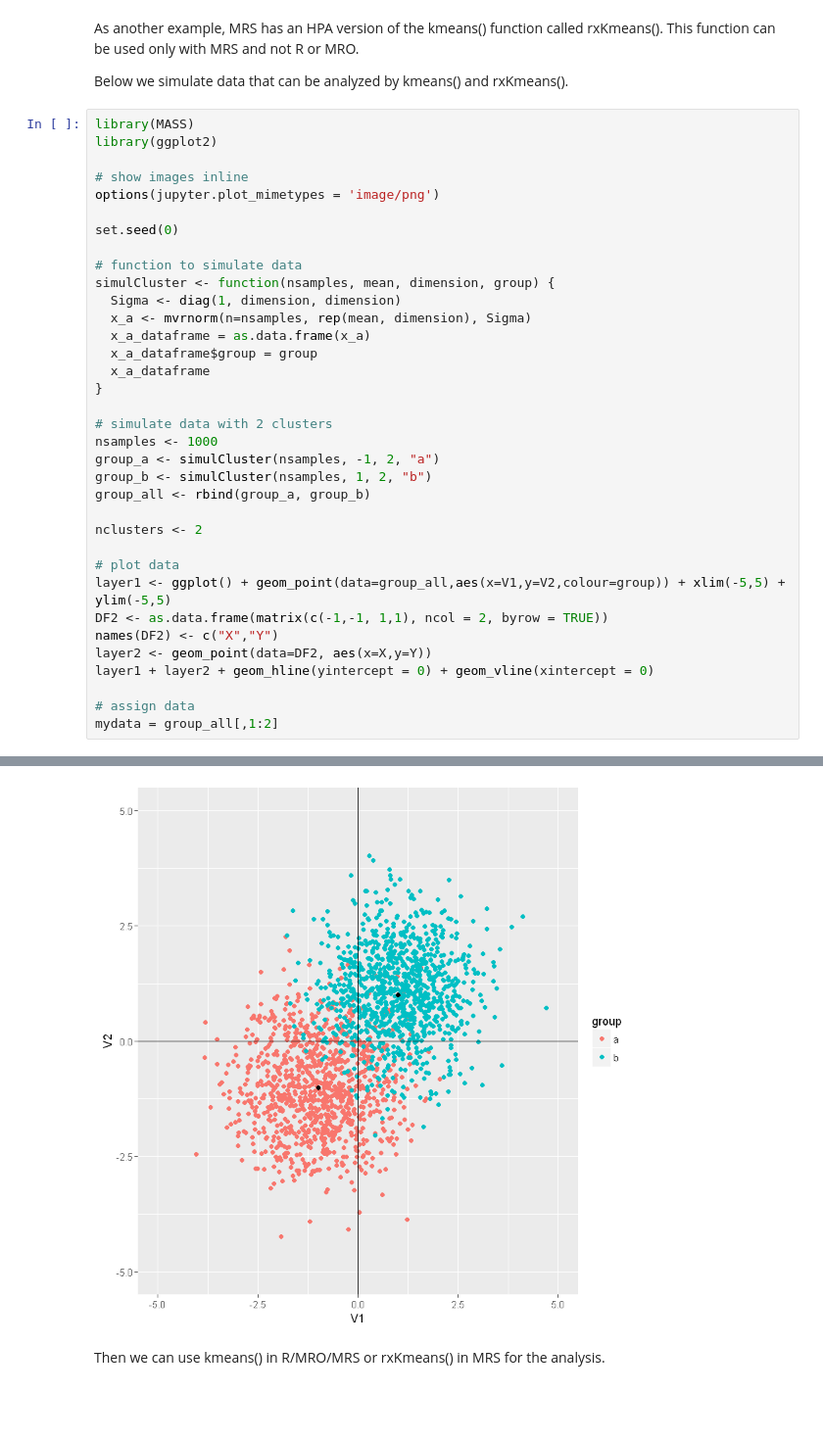
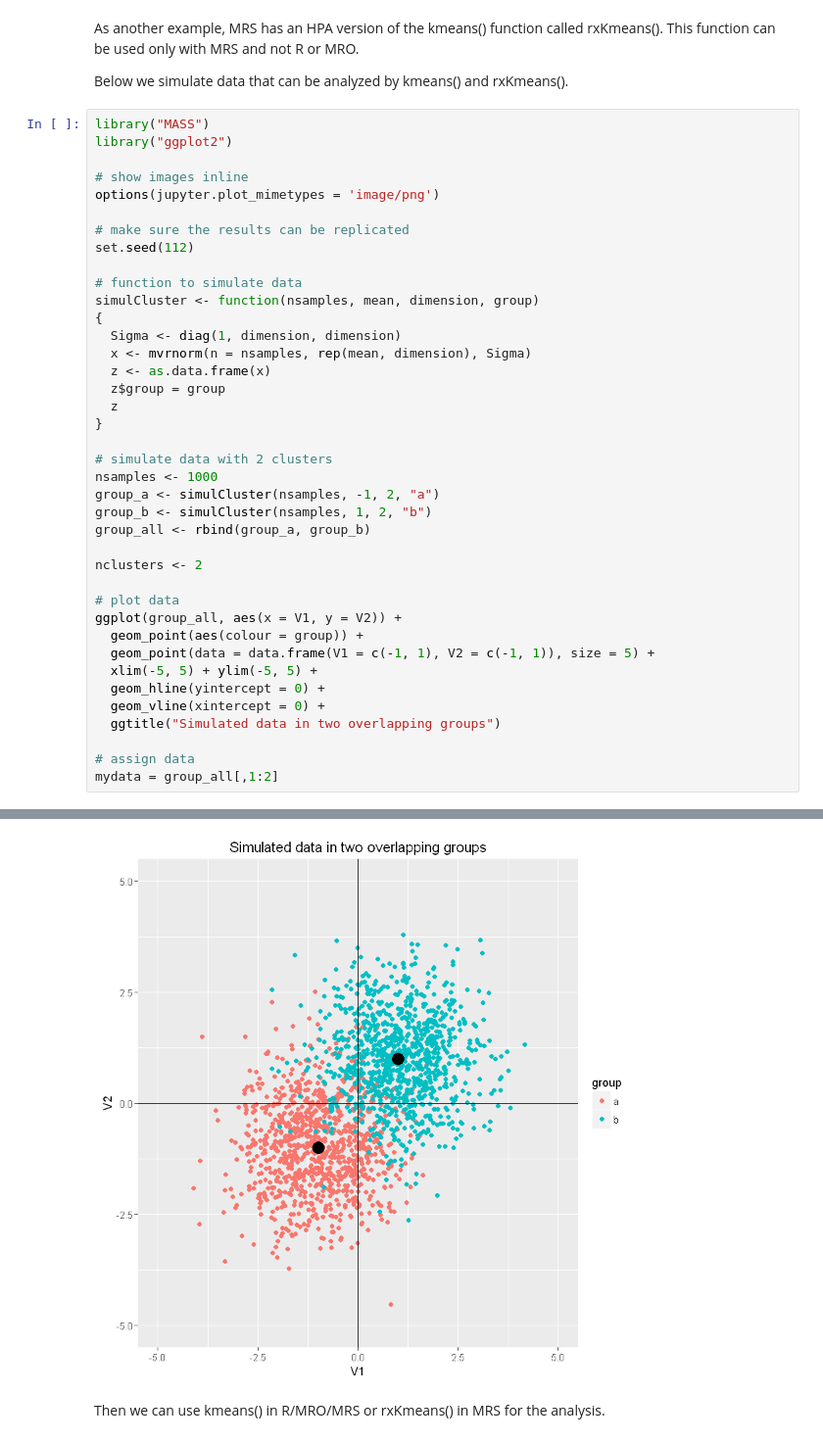
Before and after one commit to lixzhang/R-MRO-MRS, a Jupyter notebook: Introduction_to_MRO_and_MRS.ipynb, the cells around one changed output, grey strips where cells are left out. Shown: that part at 98% size. Drawn from its saved outputs; the diff is of its cells as text; blank space fills up the shorter version.

```diff
--- a/Introduction_to_MRO_and_MRS.ipynb
+++ b/Introduction_to_MRO_and_MRS.ipynb
@@ -48,21 +52,23 @@ As another example, MRS has an HPA version of the kmeans() function called rxKme
 
 Below we simulate data that can be analyzed by kmeans() and rxKmeans().
 # %%
-library(MASS)
-library(ggplot2)
+library("MASS")
+library("ggplot2")
 
 # show images inline
 options(jupyter.plot_mimetypes = 'image/png')
 
-set.seed(0)
+# make sure the results can be replicated
+set.seed(112)
 
 # function to simulate data
-simulCluster <- function(nsamples, mean, dimension, group) {
+simulCluster <- function(nsamples, mean, dimension, group)
+{
   Sigma <- diag(1, dimension, dimension)
-  x_a <- mvrnorm(n=nsamples, rep(mean, dimension), Sigma)
-  x_a_dataframe = as.data.frame(x_a)
-  x_a_dataframe$group = group
-  x_a_dataframe
+  x <- mvrnorm(n = nsamples, rep(mean, dimension), Sigma)
+  z <- as.data.frame(x)
+  z$group = group
+  z
 }
 
 # simulate data with 2 clusters
@@ -74,11 +80,13 @@ group_all <- rbind(group_a, group_b)
 nclusters <- 2
 
 # plot data
-layer1 <- ggplot() + geom_point(data=group_all,aes(x=V1,y=V2,colour=group)) + xlim(-5,5) + ylim(-5,5)
-DF2 <- as.data.frame(matrix(c(-1,-1, 1,1), ncol = 2, byrow = TRUE))
-names(DF2) <- c("X","Y")
-layer2 <- geom_point(data=DF2, aes(x=X,y=Y))
-layer1 + layer2 + geom_hline(yintercept = 0) + geom_vline(xintercept = 0)
+ggplot(group_all, aes(x = V1, y = V2)) +
+  geom_point(aes(colour = group)) +
+  geom_point(data = data.frame(V1 = c(-1, 1), V2 = c(-1, 1)), size = 5) +
+  xlim(-5, 5) + ylim(-5, 5) +
+  geom_hline(yintercept = 0) +
+  geom_vline(xintercept = 0) +
+  ggtitle("Simulated data in two overlapping groups")
 
 # assign data
 mydata = group_all[,1:2]
@@ -88,4 +94,4 @@ Warning message:
-[figure, old version]
+[figure, new version]
 # %% [markdown]
 Then we can use kmeans() in R/MRO/MRS or rxKmeans() in MRS for the analysis.
 # %%
```
Also changed, not shown: parts of 13 cells of this notebook, 1 other file.
